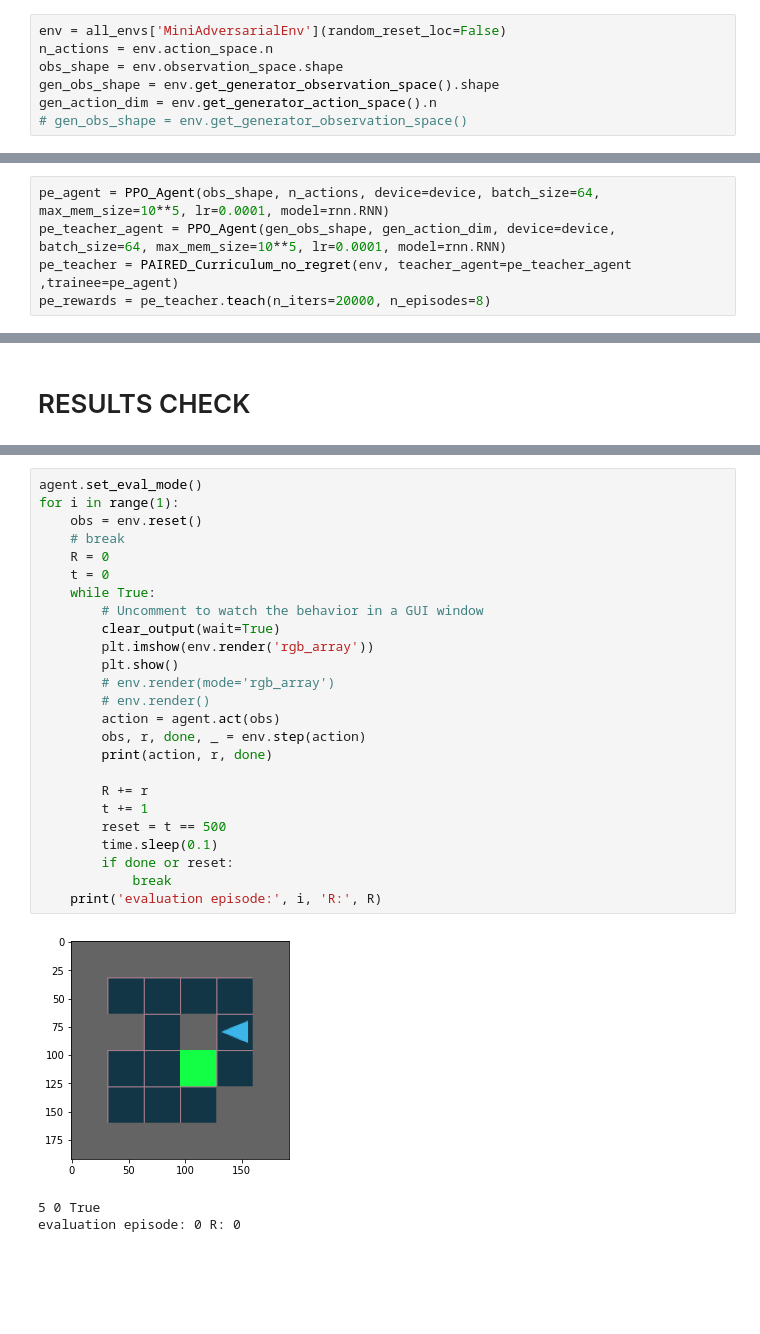
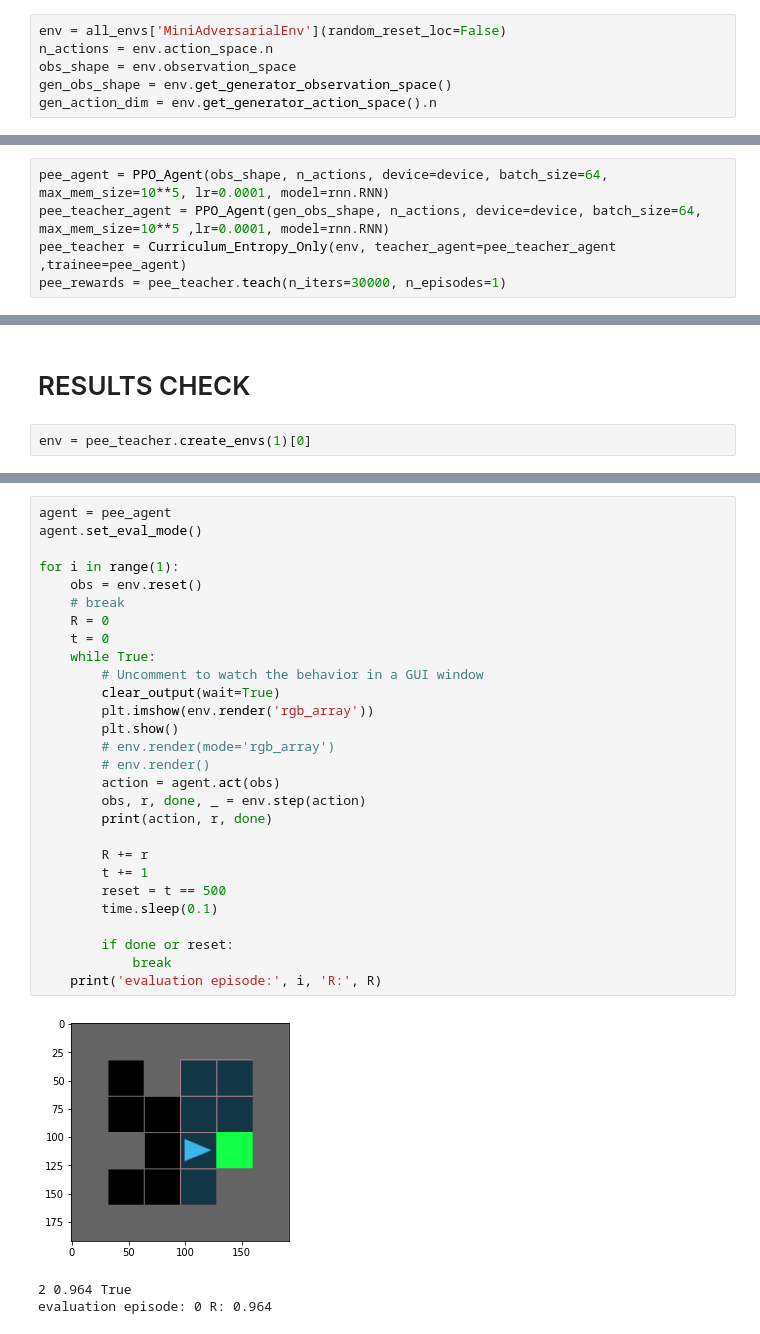
Before and after one commit to nitsan57/CDM_torch, a Jupyter notebook: cdm.ipynb, the cells around one changed output, grey strips where cells are left out. Drawn from its saved outputs; the diff is of its cells as text; blank space fills up the shorter version.

```diff
--- a/cdm.ipynb
+++ b/cdm.ipynb
@@ -38,7 +28,6 @@ env_names
 # %%
 env = all_envs['MiniAdversarialEnv'](random_reset_loc=False)
 n_actions = env.action_space.n
-obs_shape = env.observation_space.shape
-gen_obs_shape = env.get_generator_observation_space().shape
+obs_shape = env.observation_space
+gen_obs_shape = env.get_generator_observation_space()
 gen_action_dim = env.get_generator_action_space().n
-# gen_obs_shape = env.get_generator_observation_space()
@@ -106,5 +63,5 @@ fig.show()
 # %%
-pe_agent = PPO_Agent(obs_shape, n_actions, device=device, batch_size=64, max_mem_size=10**5, lr=0.0001, model=rnn.RNN)
-pe_teacher_agent = PPO_Agent(gen_obs_shape, gen_action_dim, device=device, batch_size=64, max_mem_size=10**5, lr=0.0001, model=rnn.RNN)
-pe_teacher = PAIRED_Curriculum_no_regret(env, teacher_agent=pe_teacher_agent ,trainee=pe_agent)
-pe_rewards = pe_teacher.teach(n_iters=20000, n_episodes=8)
+pee_agent = PPO_Agent(obs_shape, n_actions, device=device, batch_size=64, max_mem_size=10**5, lr=0.0001, model=rnn.RNN)
+pee_teacher_agent = PPO_Agent(gen_obs_shape, n_actions, device=device, batch_size=64, max_mem_size=10**5 ,lr=0.0001, model=rnn.RNN)
+pee_teacher = Curriculum_Entropy_Only(env, teacher_agent=pee_teacher_agent ,trainee=pee_agent)
+pee_rewards = pee_teacher.teach(n_iters=30000, n_episodes=1)
@@ -120,5 +73,7 @@ IndexError: too many indices for array: array is 0-dimensional, but 1 were index
 # %% [markdown]
 # RESULTS CHECK
+# %%
+env = pee_teacher.create_envs(1)[0]
 # %%
 env.reset_random()
 plt.imshow(env.render('rgb_array'))
@@ -130,29 +82,32 @@ agent = r_agent
 # %%
+agent = pee_agent
 agent.set_eval_mode()
+
 for i in range(1):
     obs = env.reset()
     # break
     R = 0
     t = 0
     while True:
         # Uncomment to watch the behavior in a GUI window
         clear_output(wait=True)
         plt.imshow(env.render('rgb_array'))
         plt.show()
         # env.render(mode='rgb_array')
         # env.render()
         action = agent.act(obs)
         obs, r, done, _ = env.step(action)
         print(action, r, done)
 
         R += r
         t += 1
         reset = t == 500
         time.sleep(0.1)
+
         if done or reset:
             break
     print('evaluation episode:', i, 'R:', R)
 # %% [output]
-[figure, old version]
+[figure, new version]
-5 0 True
-evaluation episode: 0 R: 0
+2 0.964 True
+evaluation episode: 0 R: 0.964
```
Also changed, not shown: parts of 32 cells of this notebook, 2 other files.
